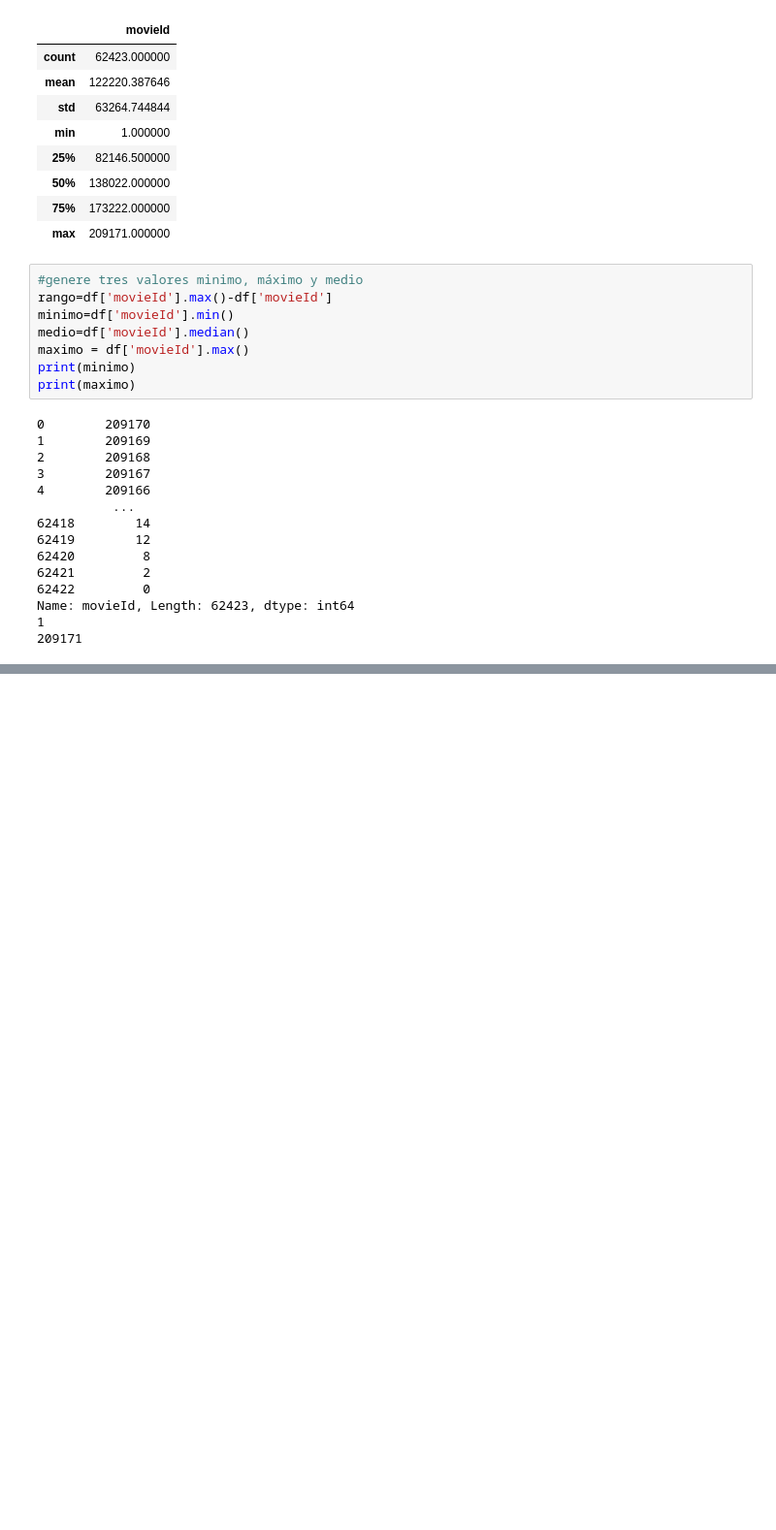
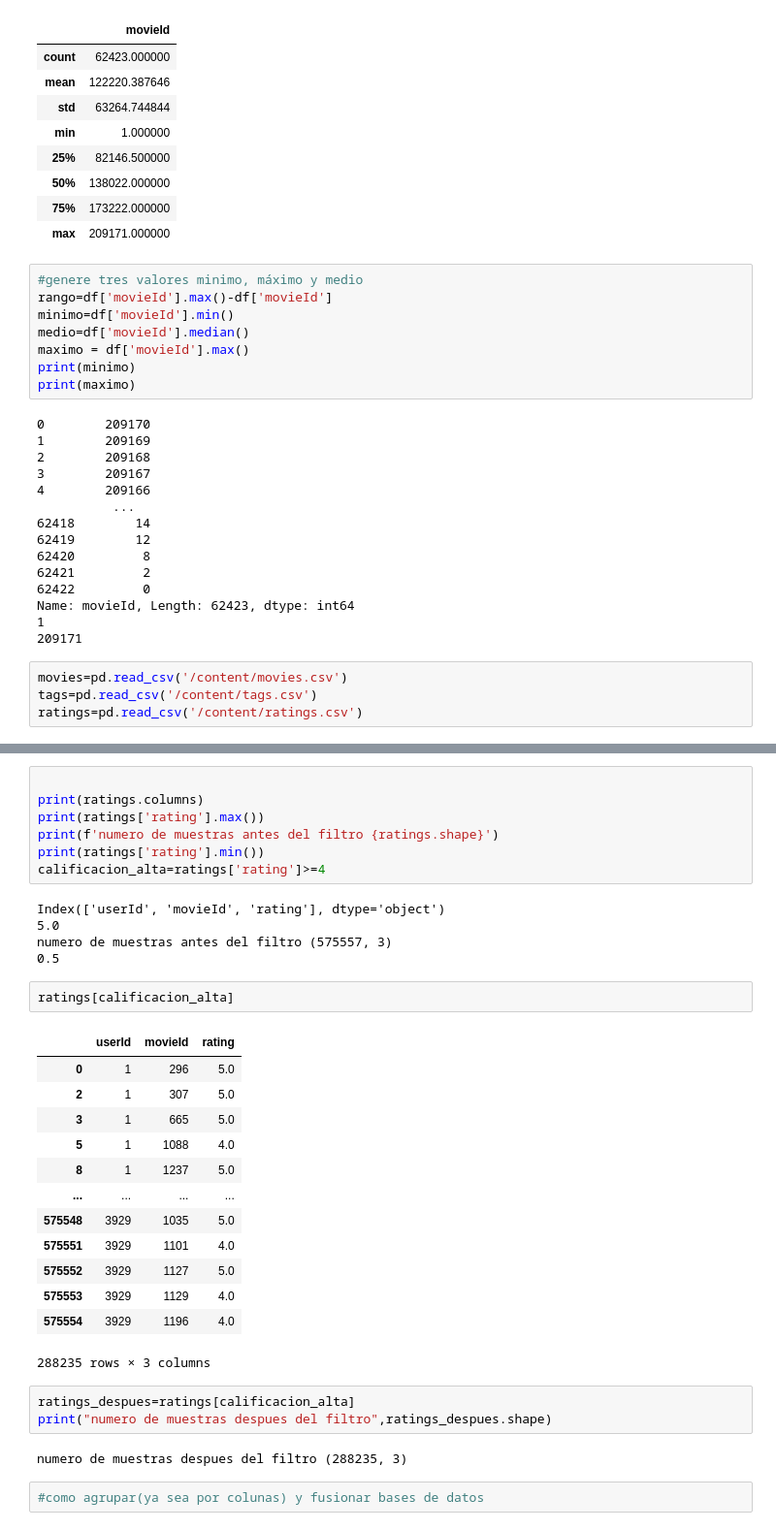
Before and after one commit to mmmerlyd/InteligenciaArtificial, a Jupyter notebook: Te_damos_la_bienvenida_a_Colaboratory.ipynb, the cells around one changed output, grey strips where cells are left out. Shown: that part at 97% size. Saved outputs shown, nothing was run; the diff lists cells and outputs as text; blank space fills up the shorter version.

```diff
--- a/Te_damos_la_bienvenida_a_Colaboratory.ipynb
+++ b/Te_damos_la_bienvenida_a_Colaboratory.ipynb
@@ -171,3 +171,7 @@ print(maximo)
 Name: movieId, Length: 62423, dtype: int64
 1
 209171
+# %%
+movies=pd.read_csv('/content/movies.csv')
+tags=pd.read_csv('/content/tags.csv')
+ratings=pd.read_csv('/content/ratings.csv')
@@ -173,0 +241,35 @@ Name: movieId, Length: 62423, dtype: int64
+# %%
+
+print(ratings.columns)
+print(ratings['rating'].max())
+print(f'numero de muestras antes del filtro {ratings.shape}')
+print(ratings['rating'].min())
+calificacion_alta=ratings['rating']>=4
+# %% [output]
+Index(['userId', 'movieId', 'rating'], dtype='object')
+5.0
+numero de muestras antes del filtro (575557, 3)
+0.5
+# %%
+ratings[calificacion_alta]
+# %% [output]
+|  | userId | movieId | rating |
+| 0 | 1 | 296 | 5.0 |
+| 2 | 1 | 307 | 5.0 |
+| 3 | 1 | 665 | 5.0 |
+| 5 | 1 | 1088 | 4.0 |
+| 8 | 1 | 1237 | 5.0 |
+| ... | ... | ... | ... |
+| 575548 | 3929 | 1035 | 5.0 |
+| 575551 | 3929 | 1101 | 4.0 |
+| 575552 | 3929 | 1127 | 5.0 |
+| 575553 | 3929 | 1129 | 4.0 |
+| 575554 | 3929 | 1196 | 4.0 |
+288235 rows × 3 columns
+# %%
+ratings_despues=ratings[calificacion_alta]
+print("numero de muestras despues del filtro",ratings_despues.shape)
+# %% [output]
+numero de muestras despues del filtro (288235, 3)
+# %%
+#como agrupar(ya sea por colunas) y fusionar bases de datos
```
Also changed, not shown: parts of 9 cells of this notebook.
